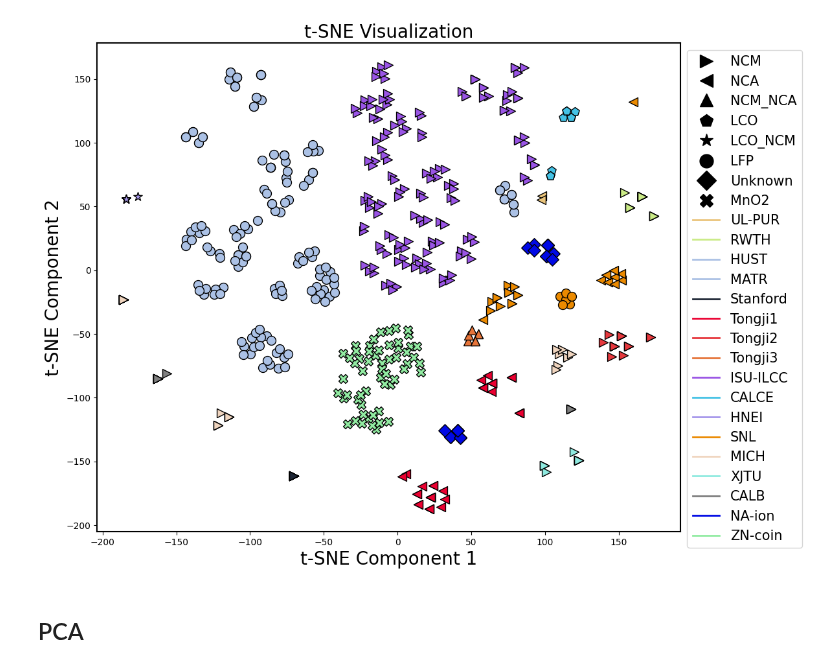
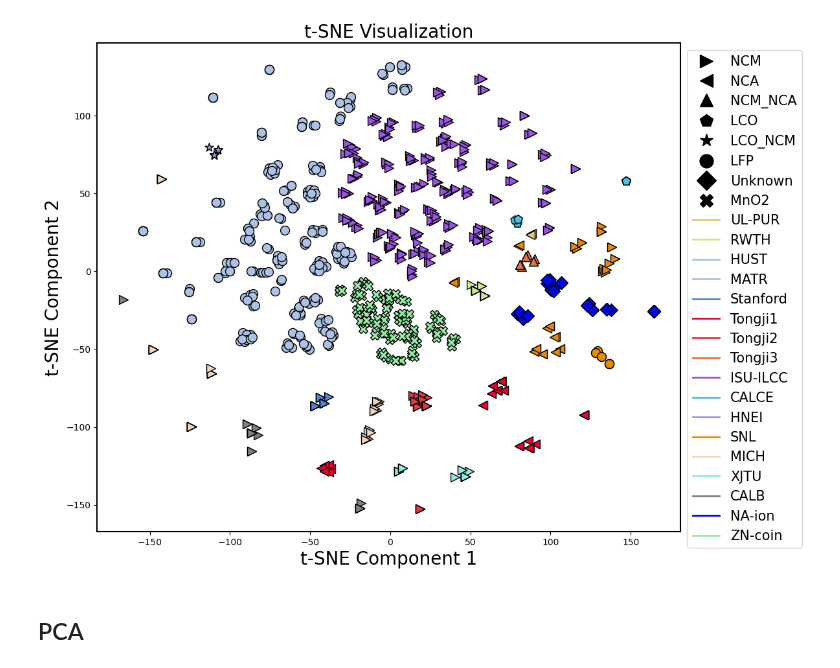
Before and after one commit to Ruifeng-Tan/PBT, a Jupyter notebook: visualize_precomputed_embeddings.ipynb, the cells around one changed output. Cells and saved outputs as stored; diff of their text form; code cells hidden in the pictures.

```diff
--- a/visualize_precomputed_embeddings.ipynb
+++ b/visualize_precomputed_embeddings.ipynb
@@ -51,10 +51,18 @@ def set_draft_fig(fig):
 def array_in_list(arr, list_of_arrays):
     return any(np.array_equal(arr, existing_arr) for existing_arr in list_of_arrays)
 
+visualize_all = True
 model_name = 'Llama' # ['Llama', 'Qwen3_0.6B', 'Qwen3_8B']
 data_path = f'/data/trf/python_works/BatteryLife/dataset/training_DKP_embed_all_{model_name}.pkl'
+val_data_path = f'/data/trf/python_works/BatteryLife/dataset/validation_DKP_embed_all_{model_name}.pkl'
+test_data_path = f'/data/trf/python_works/BatteryLife/dataset/testing_DKP_embed_all_{model_name}.pkl'
 data = pickle.load(open(data_path, 'rb'))
 tmp_total_features = np.array(list(data.values())).squeeze(1)
+if visualize_all:
+    val_data = pickle.load(open(val_data_path, 'rb'))
+    test_data = pickle.load(open(test_data_path, 'rb'))
+    tmp_total_features = np.concatenate((tmp_total_features, np.array(list(val_data.values())).squeeze(1), np.array(list(test_data.values())).squeeze(1)), axis=0)
+    data = data | val_data | test_data
 
 
 
@@ -65,7 +73,7 @@ names = list(data.keys())
 # tsne = TSNE(n_components=2, random_state=42, perplexity=8)  # Reduce to 2D for visualization
 # tsne_results = tsne.fit_transform(tmp_total_features)
 
-tsne = TSNE(n_components=2, random_state=42, perplexity=8)  # Reduce to 2D for visualization
+tsne = TSNE(n_components=2, random_state=42, perplexity=4)  # Reduce to 2D for visualization
 tsne_results = tsne.fit_transform(tmp_total_features)
 dataset_names = [name.split('_')[0] for name in names]
 
@@ -90,7 +98,7 @@ dataset_color = {
     'RWTH': '#CBEB87',
     'HUST':'#ABC1E5',
     'MATR': '#ABC1E5',
-    'Stanford': "#1E2736",
+    'Stanford': "#5185DD",
     'Tongji1': '#EB0031',
     'Tongji2': '#E6393E',
     'Tongji3': '#E67439',
@@ -107,34 +115,34 @@ dataset_color = {
 
 appear_cathodeNames = []
 for i in range(len(tmp_total_features)):
     if cathode_names[i] not in appear_cathodeNames:
         plt.scatter(tsne_results[i, 0], tsne_results[i, 1],
                     c=dataset_color[dataset_names[i]],  # Color by cluster label
                     marker=dataset_shape_map[cathode_names[i]],  # Shape by dataset name
                      s=100, edgecolor='k', label=cathode_names[i])
     else:
         plt.scatter(tsne_results[i, 0], tsne_results[i, 1],
                     c=dataset_color[dataset_names[i]],  # Color by cluster label
                     marker=dataset_shape_map[cathode_names[i]],  # Shape by dataset name
                     s=100, edgecolor='k')
     appear_cathodeNames.append(cathode_names[i])
 
 # Add labels and title
 plt.title("t-SNE Visualization", fontsize=20)
 plt.xlabel("t-SNE Component 1", fontsize=20)
 plt.ylabel("t-SNE Component 2", fontsize=20)
 
 # Custom legend for cluster shapes only (no color distinction)
 legend_shapes = [Line2D([], [], marker=shape, color='black', linestyle='None', markersize=15, label=name) for name, shape in dataset_shape_map.items()]
 legend_colors = [Line2D([], [], marker='None', color=color, linestyle='-', markersize=15, label=name, lw=2) for name, color in dataset_color.items()]
 plt.legend(loc='upper left', bbox_to_anchor=(1.0, 1), fontsize=15, handles=legend_shapes+legend_colors)
 
 set_ax_linewidth(plt.gca())
 fig.tight_layout()
 plt.savefig('./figures/t-SNE_clustering.jpg', dpi=600, bbox_inches='tight')
 plt.show()
 # %% [output]
-[figure, old version]
+[figure, new version]
 # %% [markdown]
 ## PCA
 # %%
```
Also changed, not shown: parts of 1 cell of this notebook, 2 other files.
